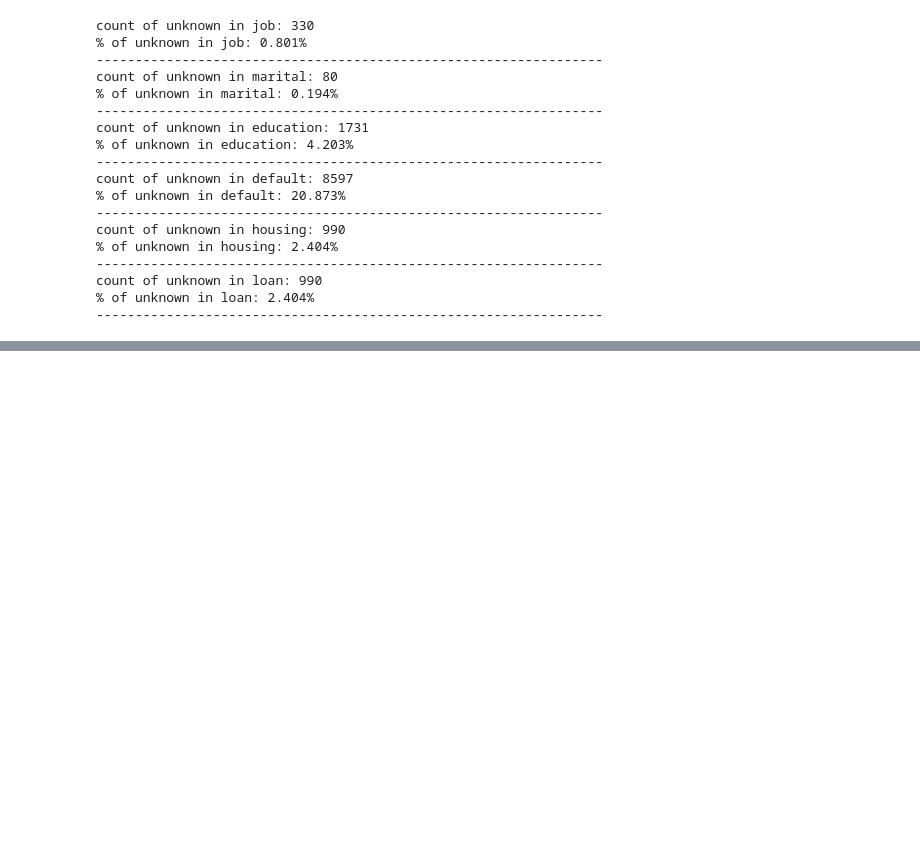
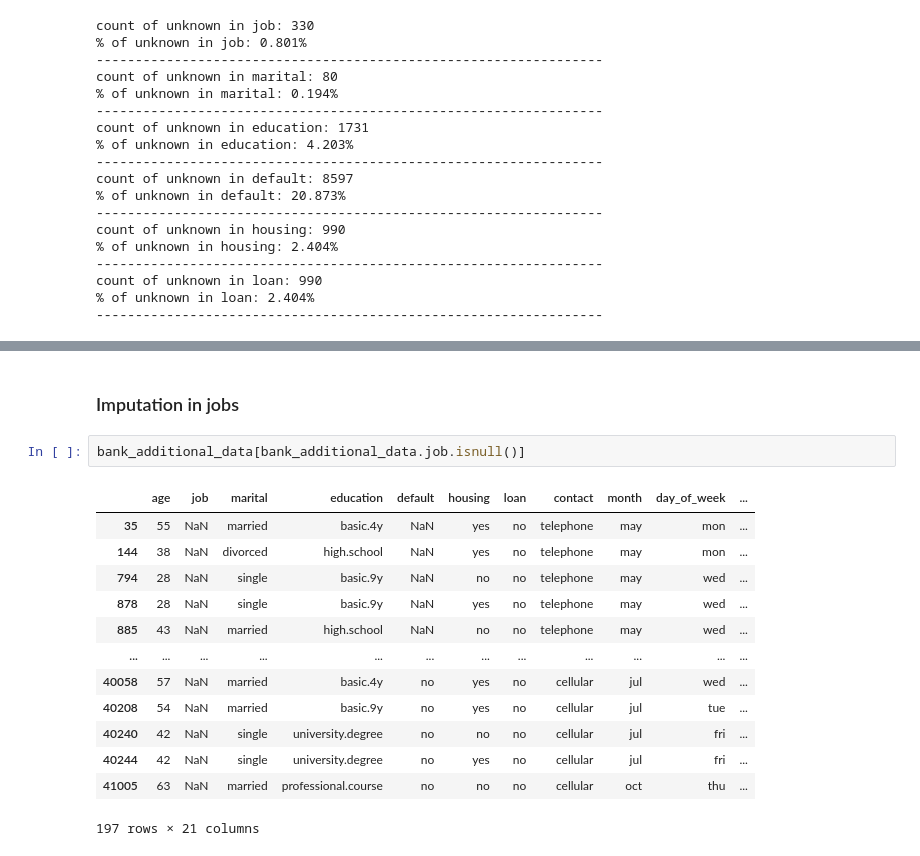
Before and after one commit to singhanuj695/Data-glacier-Group-Project, a Jupyter notebook: Yash_Week_9.ipynb, the cells around one changed output, grey strips where cells are left out. Cells and saved outputs as stored; diff of their text form; blank space fills up the shorter version.

```diff
--- a/Yash_Week_9.ipynb
+++ b/Yash_Week_9.ipynb
@@ -129,0 +232,18 @@ bank_additional_data = bank_additional_full.copy()
+# %% [markdown]
+### Imputation in jobs
+# %%
+bank_additional_data[bank_additional_data.job.isnull()]
+# %% [output]
+|  | age | job | marital | education | default | housing | loan | contact | month | day_of_week | ... |
+| 35 | 55 | NaN | married | basic.4y | NaN | yes | no | telephone | may | mon | ... |
+| 144 | 38 | NaN | divorced | high.school | NaN | yes | no | telephone | may | mon | ... |
+| 794 | 28 | NaN | single | basic.9y | NaN | no | no | telephone | may | wed | ... |
+| 878 | 28 | NaN | single | basic.9y | NaN | yes | no | telephone | may | wed | ... |
+| 885 | 43 | NaN | married | high.school | NaN | no | no | telephone | may | wed | ... |
+| ... | ... | ... | ... | ... | ... | ... | ... | ... | ... | ... | ... |
+| 40058 | 57 | NaN | married | basic.4y | no | yes | no | cellular | jul | wed | ... |
+| 40208 | 54 | NaN | married | basic.9y | no | yes | no | cellular | jul | tue | ... |
+| 40240 | 42 | NaN | single | university.degree | no | no | no | cellular | jul | fri | ... |
+| 40244 | 42 | NaN | single | university.degree | no | yes | no | cellular | jul | fri | ... |
+| 41005 | 63 | NaN | married | professional.course | no | no | no | cellular | oct | thu | ... |
+197 rows × 21 columns
```
Also changed, not shown: parts of 37 cells of this notebook.
